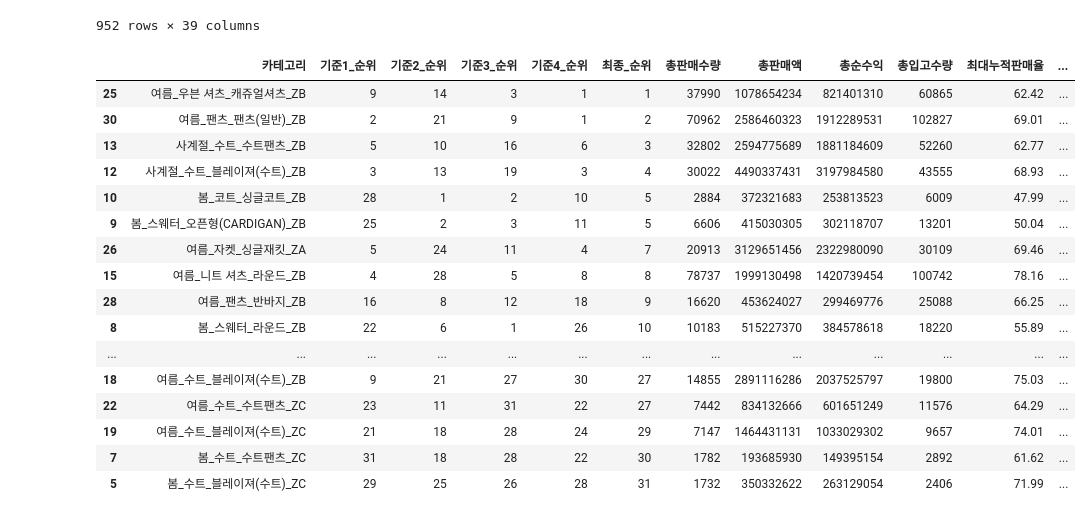
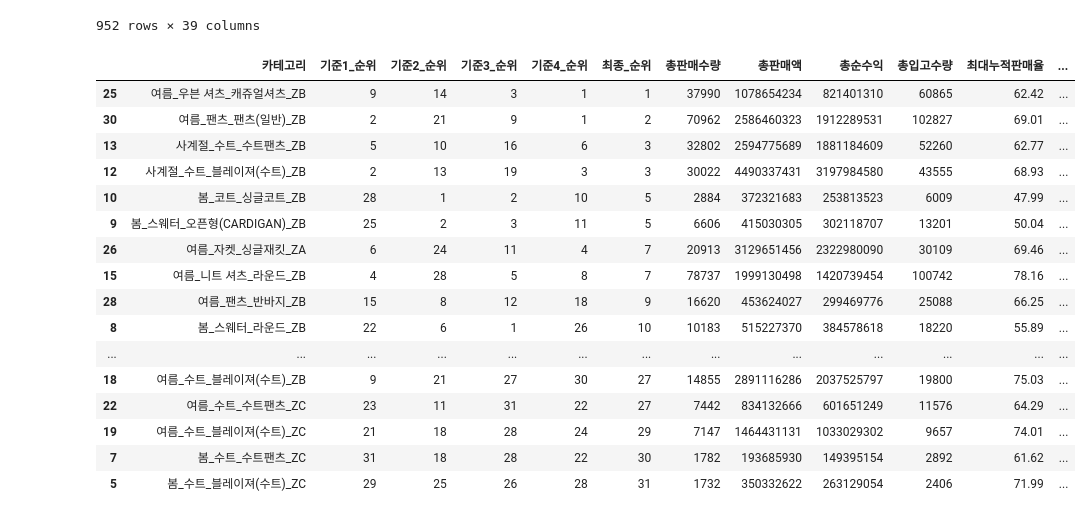
Before and after one commit to cookieeyoung/sparta_final_project, a Jupyter notebook: preprocessing/data_processed(카테고리선정)/category_select(소품종).ipynb, the cells around one changed output. Cells and saved outputs as stored; diff of their text form; code cells hidden in the pictures.

```diff
--- a/preprocessing/data_processed(카테고리선정)/category_select(소품종).ipynb
+++ b/preprocessing/data_processed(카테고리선정)/category_select(소품종).ipynb
@@ -81,7 +81,6 @@ top_sales = df.groupby("카테고리", group_keys=False).agg(
     총입고수량=("총입고수량", "max")
 ).reset_index()
 top_sales['총순수익'] = top_sales['총판매액'] - top_sales['총매출원가']
-
 
 # 기준 2) ----------------------------------------------------------------------------------------------------------------
 # 재고 부담 & ROI 개선이 필요한 카테고리 (최대 누적판매율)
@@ -157,6 +156,7 @@ category_selection["시즌종료_할인율증가량"] = category_selection["시
 category_selection["마지막주차_할인율"] = category_selection["마지막주차_할인율"].astype(int)
 
 # 정렬 및 순위 계산 (최대 누적판매율은 낮을수록 우선순위 → 오름차순, 나머지는 높을수록 우선순위 → 내림차순)
+category_selection["총매출_순위"] = category_selection["총판매액"].rank(method="min", ascending=False).astype(int)
 category_selection["총순수익_순위"] = category_selection["총순수익"].rank(method="min", ascending=False).astype(int)
 category_selection["총입고_순위"] = category_selection["총입고수량"].rank(method="min", ascending=False).astype(int)
 category_selection["최대누적판매율_순위"] = category_selection["최대누적판매율"].rank(method="min", ascending=True).astype(int)  # 낮을수록 재고 부담 ↑
@@ -167,9 +167,10 @@ category_selection["가격탄력성(상관계수) 순위"] = category_selection[
 category_selection["가격탄력성(판매량변화율) 순위"] = category_selection["가격탄력성(판매량변화율/가격변화율)"].rank(method="min", ascending=True).astype(int) # 낮을수록 탄력성 좋음음
 
 # 각 기준별 점수 계산 ----------------------------------------------------------------------------------------------------------------
-# 기준 1: 매출 기여도 높은 카테고리 (총순수익, 총입고수량)
-category_selection["기준1_점수"] = category_selection["총순수익_순위"].rank(method="min", ascending=True).astype(int) + \
+# 기준 1: 매출 기여도 높은 카테고리 (총매출, 총입고수량)
+category_selection["기준1_점수"] = category_selection["총매출_순위"].rank(method="min", ascending=True).astype(int) + \
                                 category_selection["총입고_순위"].rank(method="min", ascending=True).astype(int)
+
 # 기준 2: 재고 부담 & ROI 낮은 카테고리 (누적판매율, ROI)
 category_selection["기준2_점수"] = category_selection["최대누적판매율_순위"].rank(method="min", ascending=True).astype(int) + \
                                 category_selection["ROI_순위"].rank(method="min", ascending=True).astype(int)
@@ -181,40 +182,40 @@ category_selection["기준3_점수"] = category_selection["평균할인율_순
 # 기준 4: 가격탄력성이 높아 할인율 최적화 효율이 좋은 카테고리 (상관계수와 판매량변화율로 본 가격탄력성)
 category_selection["기준4_점수"] = category_selection["가격탄력성(상관계수) 순위"].rank(method="min", ascending=True).astype(int) + \
                                  category_selection["가격탄력성(판매량변화율) 순위"].rank(method="min", ascending=True).astype(int)
 
 # 기준별 순위 계산 (오름차순, 낮을수록 우선순위)
 category_selection["기준1_순위"] = category_selection["기준1_점수"].rank(method="min", ascending=True).astype(int)
 category_selection["기준2_순위"] = category_selection["기준2_점수"].rank(method="min", ascending=True).astype(int)
 category_selection["기준3_순위"] = category_selection["기준3_점수"].rank(method="min", ascending=True).astype(int)
 category_selection["기준4_순위"] = category_selection["기준4_점수"].rank(method="min", ascending=True).astype(int)
 
 # 최종 순위 계산 (기준 1, 2, 3, 4 순위를 모두 합산)
 category_selection["최종_순위"] = category_selection["기준1_순위"] + category_selection["기준2_순위"] + category_selection["기준3_순위"] + category_selection["기준4_순위"]
 category_selection["최종_순위"] = category_selection["최종_순위"].rank(method="min", ascending=True).astype(int)
 
 # 최종 출력: 순위만 포함 ----------------------------------------------------------------------------------------------------------------
 final_rank_output = category_selection[[
     "카테고리","기준1_순위", "기준2_순위", "기준3_순위", "기준4_순위", "최종_순위","총판매수량","총판매액","총순수익","총입고수량","최대누적판매율","ROI","평균할인율","마지막주차_할인율",
-    "시즌종료_할인율증가량","가격탄력성(할인율-판매량_상관관계)","가격탄력성(판매량변화율/가격변화율)","총순수익_순위","총입고_순위","최대누적판매율_순위","ROI_순위",
+    "시즌종료_할인율증가량","가격탄력성(할인율-판매량_상관관계)","가격탄력성(판매량변화율/가격변화율)","총매출_순위","총순수익_순위","총입고_순위","최대누적판매율_순위","ROI_순위",
     "평균할인율_순위","시즌종료_할인율증가량_순위","가격탄력성(상관계수) 순위","가격탄력성(판매량변화율) 순위"]].sort_values(by="최종_순위")
 
 display(final_rank_output) #최종순위대로 정렬
 # 기준 점수를 기준으로 정렬, 하나씩 주석 해제하면서 정렬
 # final_rank_output.sort_values(by=["기준1_순위"])
 # final_rank_output.sort_values(by=["기준2_순위"])
 # final_rank_output.sort_values(by=["기준3_순위"])
 # final_rank_output.sort_values(by=["기준4_순위"])
 # %% [output]
 |  | 카테고리 | 기준1_순위 | 기준2_순위 | 기준3_순위 | 기준4_순위 | 최종_순위 | 총판매수량 | 총판매액 | 총순수익 | 총입고수량 | 최대누적판매율 | ... |
 | 25 | 여름_우븐 셔츠_캐쥬얼셔츠_ZB | 9 | 14 | 3 | 1 | 1 | 37990 | 1078654234 | 821401310 | 60865 | 62.42 | ... |
 | 30 | 여름_팬츠_팬츠(일반)_ZB | 2 | 21 | 9 | 1 | 2 | 70962 | 2586460323 | 1912289531 | 102827 | 69.01 | ... |
 | 13 | 사계절_수트_수트팬츠_ZB | 5 | 10 | 16 | 6 | 3 | 32802 | 2594775689 | 1881184609 | 52260 | 62.77 | ... |
-| 12 | 사계절_수트_블레이져(수트)_ZB | 3 | 13 | 19 | 3 | 4 | 30022 | 4490337431 | 3197984580 | 43555 | 68.93 | ... |
+| 12 | 사계절_수트_블레이져(수트)_ZB | 2 | 13 | 19 | 3 | 3 | 30022 | 4490337431 | 3197984580 | 43555 | 68.93 | ... |
 | 10 | 봄_코트_싱글코트_ZB | 28 | 1 | 2 | 10 | 5 | 2884 | 372321683 | 253813523 | 6009 | 47.99 | ... |
 | 9 | 봄_스웨터_오픈형(CARDIGAN)_ZB | 25 | 2 | 3 | 11 | 5 | 6606 | 415030305 | 302118707 | 13201 | 50.04 | ... |
-| 26 | 여름_자켓_싱글재킷_ZA | 5 | 24 | 11 | 4 | 7 | 20913 | 3129651456 | 2322980090 | 30109 | 69.46 | ... |
-| 15 | 여름_니트 셔츠_라운드_ZB | 4 | 28 | 5 | 8 | 8 | 78737 | 1999130498 | 1420739454 | 100742 | 78.16 | ... |
-| 28 | 여름_팬츠_반바지_ZB | 16 | 8 | 12 | 18 | 9 | 16620 | 453624027 | 299469776 | 25088 | 66.25 | ... |
+| 26 | 여름_자켓_싱글재킷_ZA | 6 | 24 | 11 | 4 | 7 | 20913 | 3129651456 | 2322980090 | 30109 | 69.46 | ... |
+| 15 | 여름_니트 셔츠_라운드_ZB | 4 | 28 | 5 | 8 | 7 | 78737 | 1999130498 | 1420739454 | 100742 | 78.16 | ... |
+| 28 | 여름_팬츠_반바지_ZB | 15 | 8 | 12 | 18 | 9 | 16620 | 453624027 | 299469776 | 25088 | 66.25 | ... |
 | 8 | 봄_스웨터_라운드_ZB | 22 | 6 | 1 | 26 | 10 | 10183 | 515227370 | 384578618 | 18220 | 55.89 | ... |
 | ... | ... | ... | ... | ... | ... | ... | ... | ... | ... | ... | ... | ... |
 | 18 | 여름_수트_블레이져(수트)_ZB | 9 | 21 | 27 | 30 | 27 | 14855 | 2891116286 | 2037525797 | 19800 | 75.03 | ... |
```
Also changed, not shown: 1 other file.
